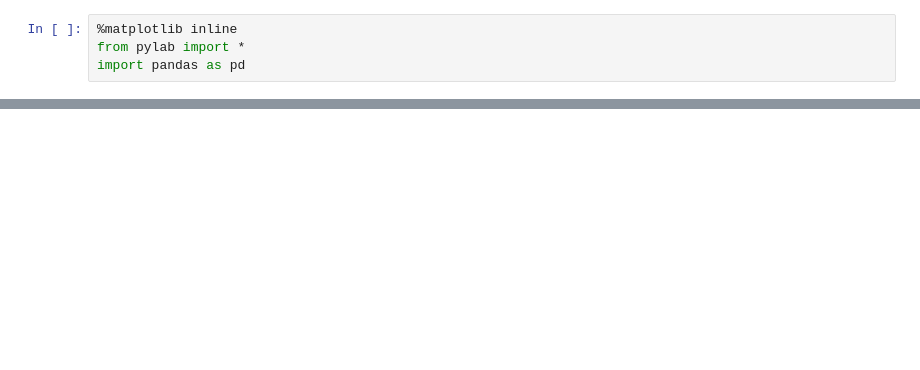
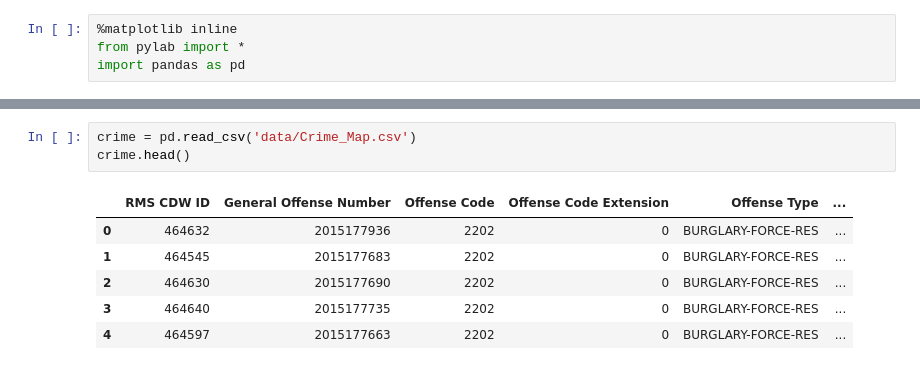
Before and after one commit to joubin/MSBigDataHackathon, a Jupyter notebook: convert gps data.ipynb, the cells around one changed output, grey strips where cells are left out. Saved outputs shown, nothing was run; the diff lists cells and outputs as text; blank space fills up the shorter version.

```diff
--- a/convert gps data.ipynb
+++ b/convert gps data.ipynb
@@ -38 +5,11 @@ gps_grid_magic(crime)
+# %%
+crime = pd.read_csv('data/Crime_Map.csv')
+crime.head()
+# %% [output]
+|  | ﻿RMS CDW ID | General Offense Number | Offense Code | Offense Code Extension | Offense Type | ... |
+| 0 | 464632 | 2015177936 | 2202 | 0 | BURGLARY-FORCE-RES | ... |
+| 1 | 464545 | 2015177683 | 2202 | 0 | BURGLARY-FORCE-RES | ... |
+| 2 | 464630 | 2015177690 | 2202 | 0 | BURGLARY-FORCE-RES | ... |
+| 3 | 464640 | 2015177735 | 2202 | 0 | BURGLARY-FORCE-RES | ... |
+| 4 | 464597 | 2015177663 | 2202 | 0 | BURGLARY-FORCE-RES | ... |
 # %%
```
Also changed, not shown: parts of 10 cells of this notebook.
